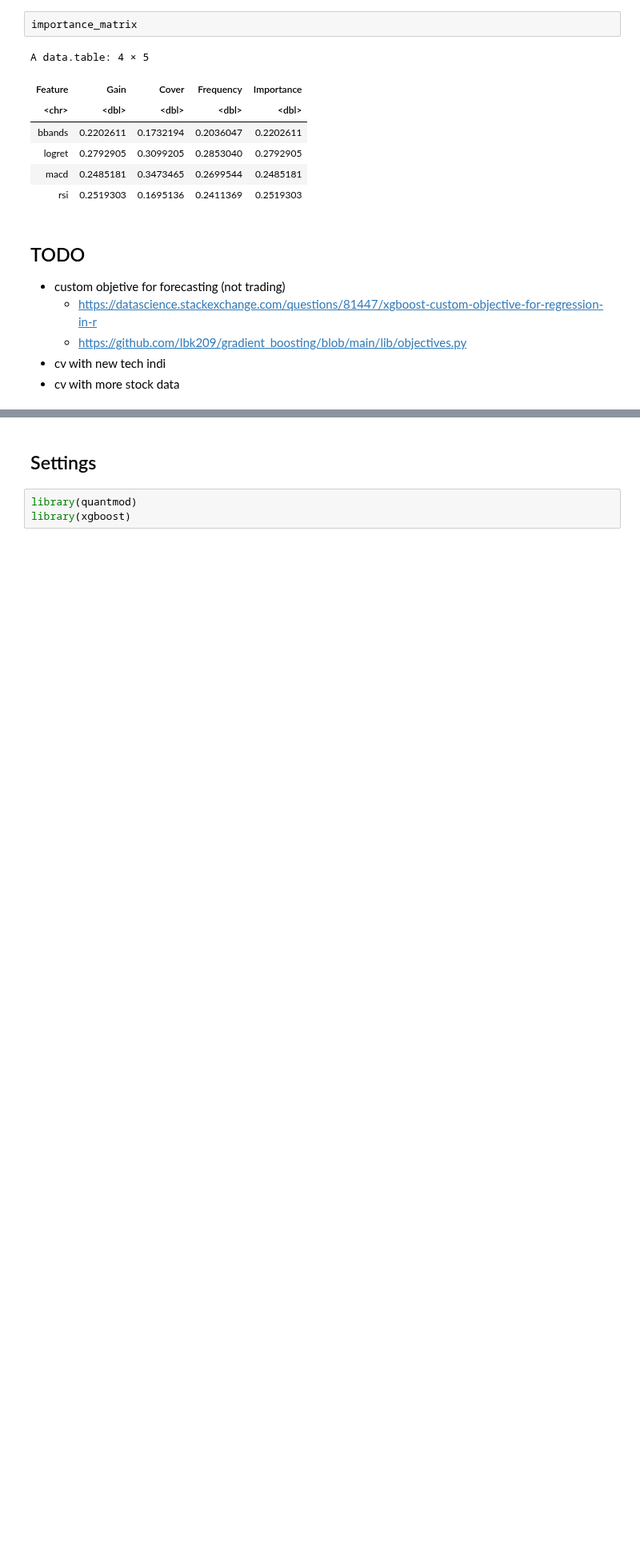
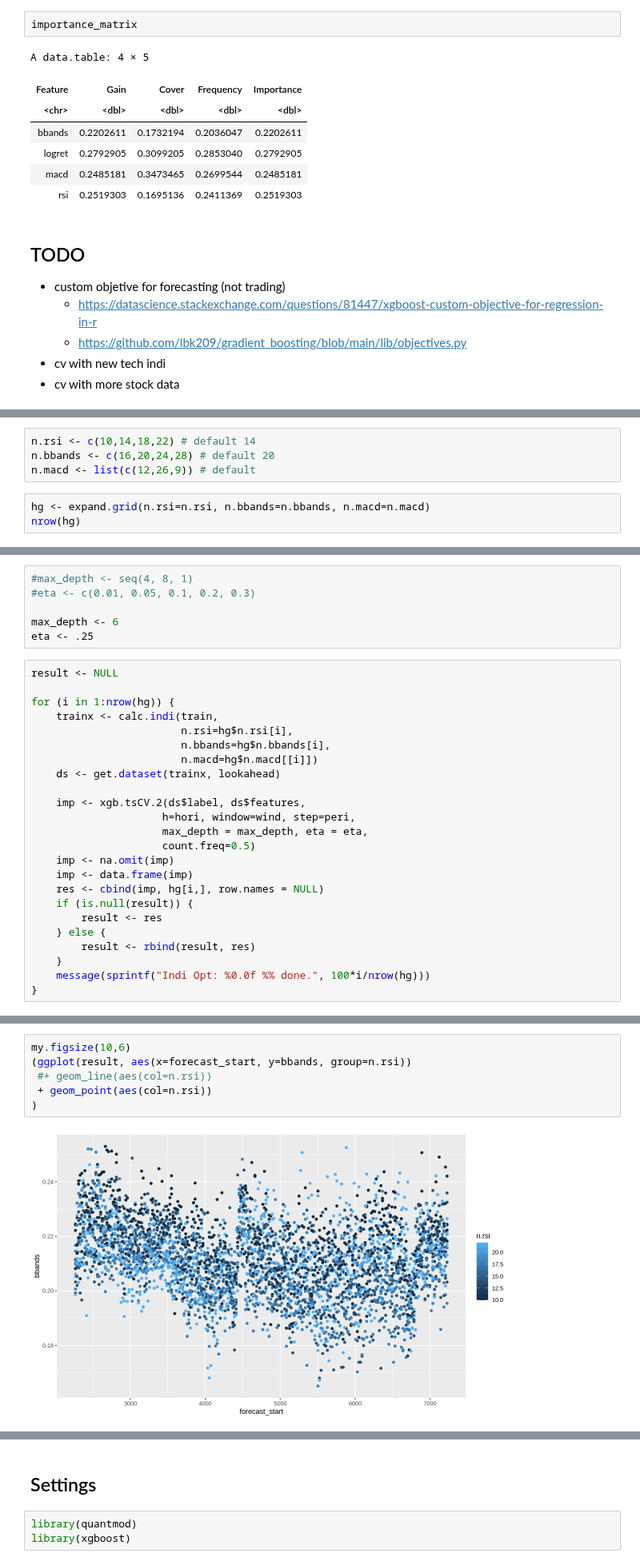
Before and after one commit to lbk209/timeseries, a Jupyter notebook: r_xgboost_snp500.ipynb, the cells around one changed output, grey strips where cells are left out. Shown at 80% size. Saved outputs shown, nothing was run; the diff lists cells and outputs as text; blank space fills up the shorter version.

```diff
--- a/r_xgboost_snp500.ipynb
+++ b/r_xgboost_snp500.ipynb
@@ -920,0 +1120,7 @@ A data.table: 4 × 5
+# %%
+n.rsi <- c(10,14,18,22) # default 14
+n.bbands <- c(16,20,24,28) # default 20
+n.macd <- list(c(12,26,9)) # default
+# %%
+hg <- expand.grid(n.rsi=n.rsi, n.bbands=n.bbands, n.macd=n.macd)
+nrow(hg)
@@ -920,0 +1129,30 @@ A data.table: 4 × 5
+# %%
+#max_depth <- seq(4, 8, 1)
+#eta <- c(0.01, 0.05, 0.1, 0.2, 0.3)
+
+max_depth <- 6
+eta <- .25
+# %%
+result <- NULL
+
+for (i in 1:nrow(hg)) {
+    trainx <- calc.indi(train,
+                        n.rsi=hg$n.rsi[i],
+                        n.bbands=hg$n.bbands[i],
+                        n.macd=hg$n.macd[[i]])
+    ds <- get.dataset(trainx, lookahead)
+
+    imp <- xgb.tsCV.2(ds$label, ds$features,
+                     h=hori, window=wind, step=peri,
+                     max_depth = max_depth, eta = eta,
+                     count.freq=0.5)
+    imp <- na.omit(imp)
+    imp <- data.frame(imp)
+    res <- cbind(imp, hg[i,], row.names = NULL)
+    if (is.null(result)) {
+        result <- res
+    } else {
+        result <- rbind(result, res)
+    }
+    message(sprintf("Indi Opt: %0.0f %% done.", 100*i/nrow(hg)))
+}
@@ -920,0 +1177,8 @@ A data.table: 4 × 5
+# %%
+my.figsize(10,6)
+(ggplot(result, aes(x=forecast_start, y=bbands, group=n.rsi))
+ #+ geom_line(aes(col=n.rsi))
+ + geom_point(aes(col=n.rsi))
+)
+# %% [output]
+[figure, added]
```
Also changed, not shown: parts of 34 cells of this notebook.
